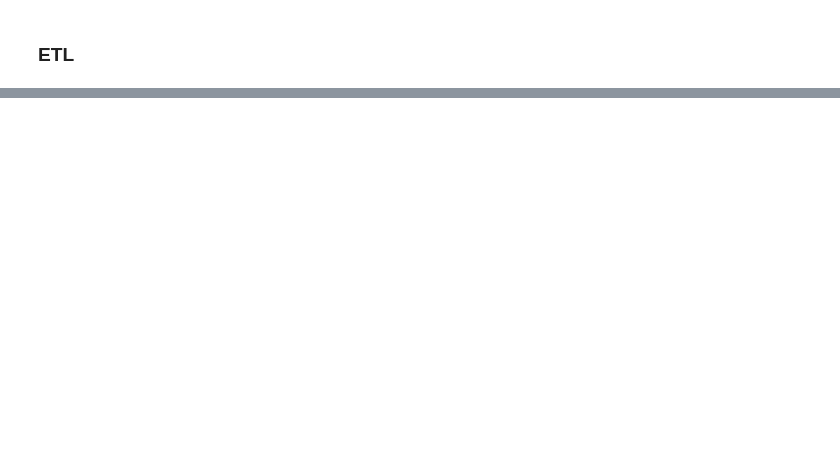
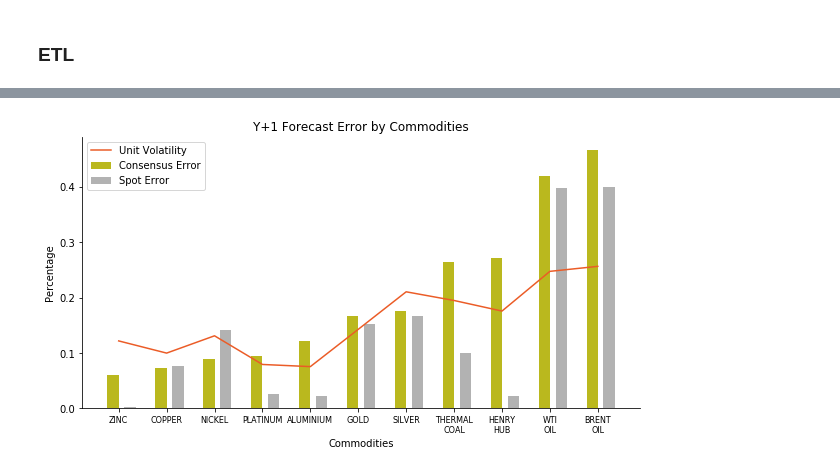
Before and after one commit to je-suis-tm/machine-learning, a Jupyter notebook: Wisdom of Crowds project/descriptive statistics.ipynb, the cells around one changed output, grey strips where cells are left out. Saved outputs shown, nothing was run; the diff lists cells and outputs as text; code cells hidden in the pictures; blank space fills up the shorter version.

```diff
--- a/Wisdom of Crowds project/descriptive statistics.ipynb
+++ b/Wisdom of Crowds project/descriptive statistics.ipynb
@@ -53,4 +75,4 @@ erreur_by_spot=list(((abs(y0spot2019_error)+abs(y1spot2020_error))/2).to_dict(or
 # %%
 #compute unit volatility
 unit_volatility=monthly.std()/monthly.mean()
-unit_volatility=unit_volatility.reindex(erreur_by_commodities.keys())
+unit_volatility=unit_volatility.reindex(erreur_by_commodities_y1.keys())
@@ -118,0 +233,33 @@ plt.show()
+# %%
+#viz
+section_width=7
+bar_width=4
+intra_width=2
+ticks=[]
+
+ax=plt.figure(figsize=(10,5)).add_subplot(111)
+ax.spines['top'].set_visible(False)
+ax.spines['right'].set_visible(False)
+
+for ind,val in enumerate(erreur_by_commodities_y1):
+    x1=(ind+1)*section_width+(2*ind)*bar_width+ind*intra_width
+    tick=x1+bar_width/2
+    x2=x1+bar_width+intra_width
+    bar1=plt.bar(x1,erreur_by_commodities_y1[val],
+            color='#bab81e',width=bar_width)
+    bar2=plt.bar(x2,erreur_by_spot_y1[val],
+            color='#B2B2B2',width=bar_width)
+    ticks.append(tick)
+line,=plt.plot(ticks,unit_volatility,
+         label='Volatility',c='#eb5c27')
+plt.xticks(ticks,
+           [i.replace(' ','\n') for i in erreur_by_commodities_y1.keys()],
+           fontsize=8)
+plt.legend((line,bar1,bar2),
+           ('Unit Volatility','Consensus Error','Spot Error'),loc=0)
+plt.xlabel('Commodities')
+plt.ylabel('Percentage')
+plt.title('Y+1 Forecast Error by Commodities')
+plt.show()
+# %% [output]
+[figure, added]
```
Also changed, not shown: parts of 26 cells of this notebook.
